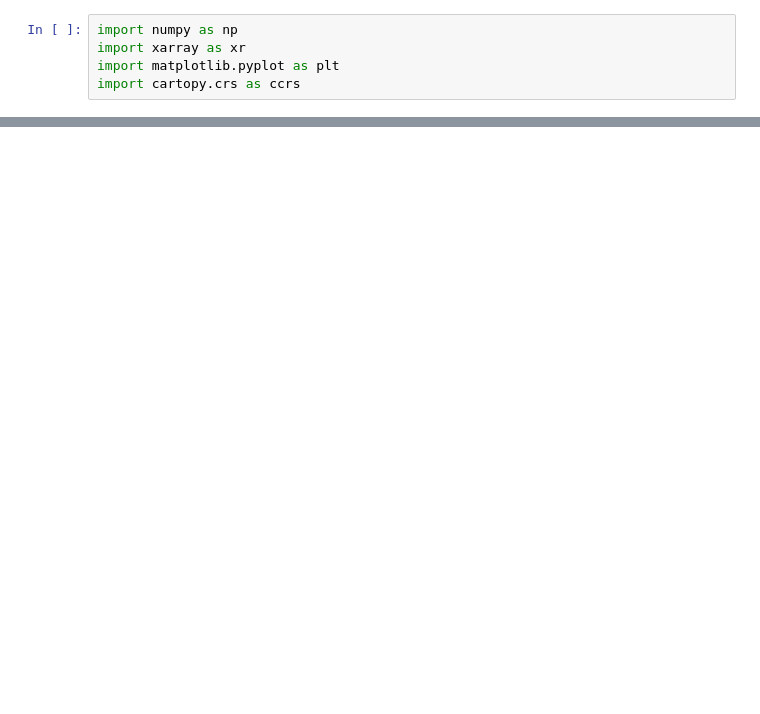
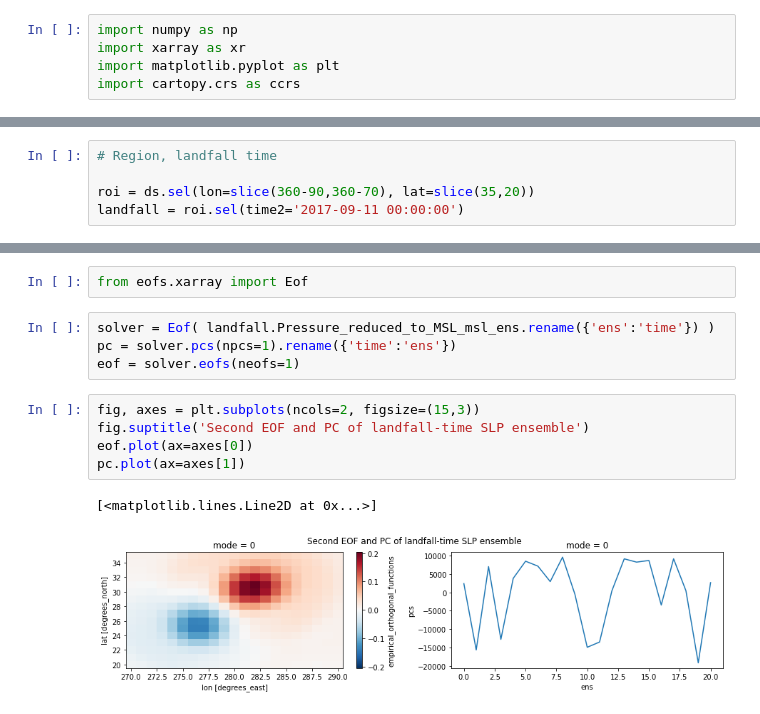
Before and after one commit to fuyihang98/MPO624_2022, a Jupyter notebook: Notebooks/Irma_Yihang.ipynb, the cells around one changed output, grey strips where cells are left out. Cells and saved outputs as stored; diff of their text form; blank space fills up the shorter version.

```diff
--- a/Notebooks/Irma_Yihang.ipynb
+++ b/Notebooks/Irma_Yihang.ipynb
@@ -20,0 +55,5 @@ OSError: [Errno -70] NetCDF: DAP server error: b'https://weather.rsmas.miami.edu
+# %%
+# Region, landfall time
+
+roi = ds.sel(lon=slice(360-90,360-70), lat=slice(35,20))
+landfall = roi.sel(time2='2017-09-11 00:00:00')
@@ -20,0 +77,14 @@ OSError: [Errno -70] NetCDF: DAP server error: b'https://weather.rsmas.miami.edu
+# %%
+from eofs.xarray import Eof
+# %%
+solver = Eof( landfall.Pressure_reduced_to_MSL_msl_ens.rename({'ens':'time'}) )
+pc = solver.pcs(npcs=1).rename({'time':'ens'})
+eof = solver.eofs(neofs=1)
+# %%
+fig, axes = plt.subplots(ncols=2, figsize=(15,3))
+fig.suptitle('Second EOF and PC of landfall-time SLP ensemble')
+eof.plot(ax=axes[0])
+pc.plot(ax=axes[1])
+# %% [output]
+[<matplotlib.lines.Line2D at 0x...>]
+[figure, added]
```
Also changed, not shown: parts of 8 cells of this notebook.
